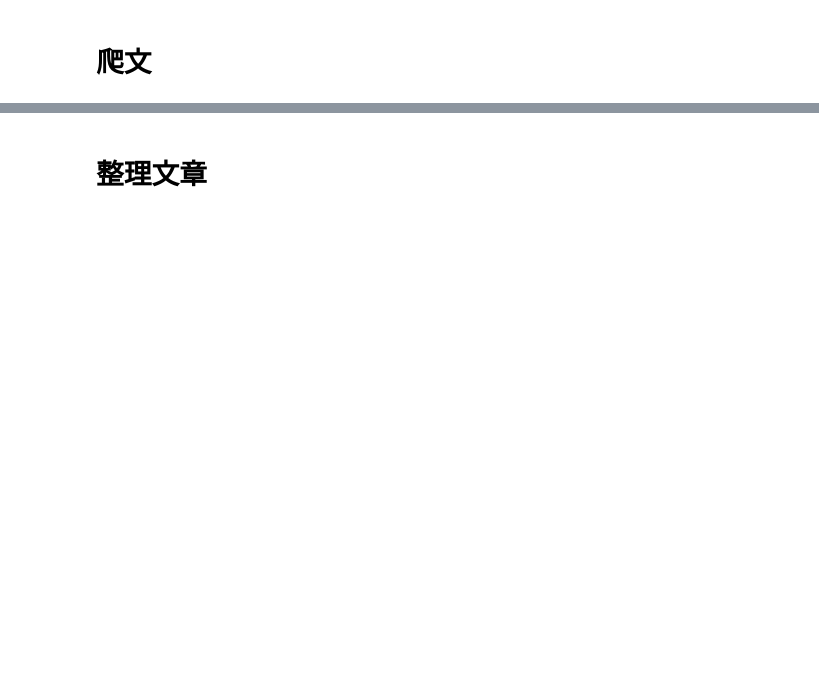
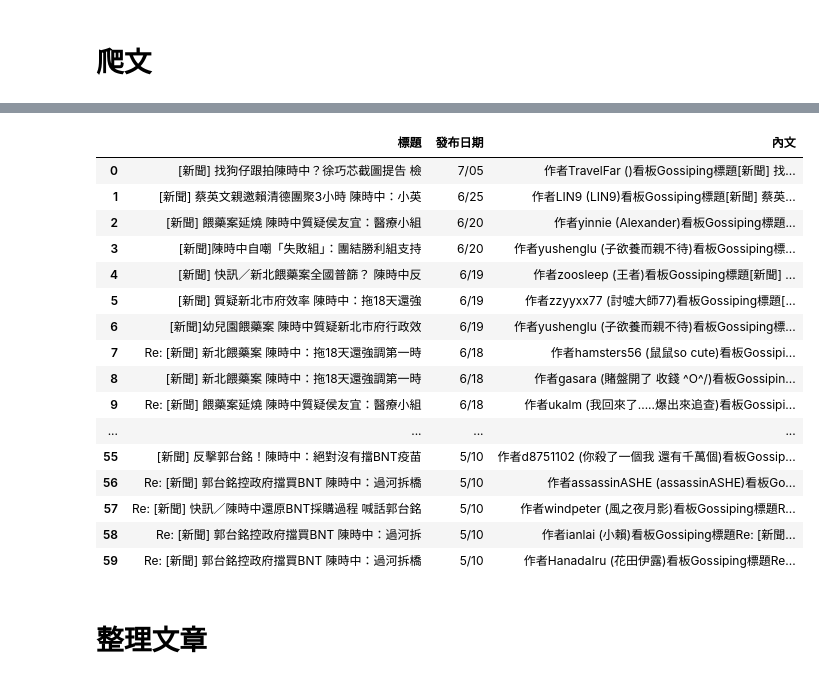
Before and after one commit to charlie891001/TextMining, a Jupyter notebook: 台北市長候選人關鍵字聲量/ptt(爬蟲).ipynb, the cells around one changed output, grey strips where cells are left out. Drawn from its saved outputs; the diff is of its cells as text; code cells hidden in the pictures; blank space fills up the shorter version.

```diff
--- a/台北市長候選人關鍵字聲量/ptt(爬蟲).ipynb
+++ b/台北市長候選人關鍵字聲量/ptt(爬蟲).ipynb
@@ -106,3 +89,23 @@ df
+# %%
+ptt_test
+# %% [output]
+|  | 標題 | 發布日期 | 內文 |
+| 0 | [新聞] 找狗仔跟拍陳時中？徐巧芯截圖提告 檢 | 7/05 | 作者TravelFar ()看板Gossiping標題[新聞] 找... |
+| 1 | [新聞] 蔡英文親邀賴清德團聚3小時 陳時中：小英 | 6/25 | 作者LIN9 (LIN9)看板Gossiping標題[新聞] 蔡英... |
+| 2 | [新聞] 餵藥案延燒 陳時中質疑侯友宜：醫療小組 | 6/20 | 作者yinnie (Alexander)看板Gossiping標題... |
+| 3 | [新聞]陳時中自嘲「失敗組」：團結勝利組支持 | 6/20 | 作者yushenglu (子欲養而親不待)看板Gossiping標... |
+| 4 | [新聞] 快訊／新北餵藥案全國普篩？ 陳時中反 | 6/19 | 作者zoosleep (王者)看板Gossiping標題[新聞] ... |
+| 5 | [新聞] 質疑新北市府效率 陳時中：拖18天還強 | 6/19 | 作者zzyyxx77 (討噓大師77)看板Gossiping標題[... |
+| 6 | [新聞]幼兒園餵藥案 陳時中質疑新北市府行政效 | 6/19 | 作者yushenglu (子欲養而親不待)看板Gossiping標... |
+| 7 | Re: [新聞] 新北餵藥案 陳時中：拖18天還強調第一時 | 6/18 | 作者hamsters56 (鼠鼠so cute)看板Gossipi... |
+| 8 | [新聞] 新北餵藥案 陳時中：拖18天還強調第一時 | 6/18 | 作者gasara (賭盤開了 收錢 ^O^/)看板Gossipin... |
+| 9 | Re: [新聞] 餵藥案延燒 陳時中質疑侯友宜：醫療小組 | 6/18 | 作者ukalm (我回來了.....爆出來追查)看板Gossipi... |
+| ... | ... | ... | ... |
+| 55 | [新聞] 反擊郭台銘！陳時中：絕對沒有擋BNT疫苗 | 5/10 | 作者d8751102 (你殺了一個我 還有千萬個)看板Gossip... |
+| 56 | Re: [新聞] 郭台銘控政府擋買BNT 陳時中：過河拆橋 | 5/10 | 作者assassinASHE (assassinASHE)看板Go... |
+| 57 | Re: [新聞] 快訊／陳時中還原BNT採購過程 喊話郭台銘 | 5/10 | 作者windpeter (風之夜月影)看板Gossiping標題R... |
+| 58 | Re: [新聞] 郭台銘控政府擋買BNT 陳時中：過河拆 | 5/10 | 作者ianlai (小賴)看板Gossiping標題Re: [新聞... |
+| 59 | Re: [新聞] 郭台銘控政府擋買BNT 陳時中：過河拆橋 | 5/10 | 作者HanadaIru (花田伊露)看板Gossiping標題Re... |
 # %% [markdown]
 # **整理文章**
 # %%
```
Also changed, not shown: parts of 5 cells of this notebook.
